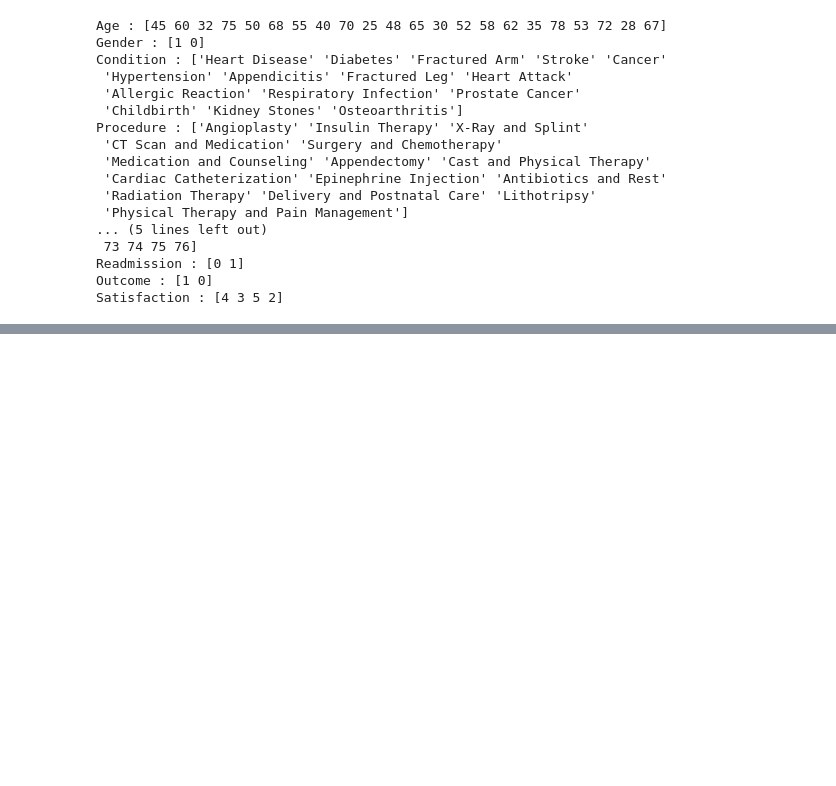
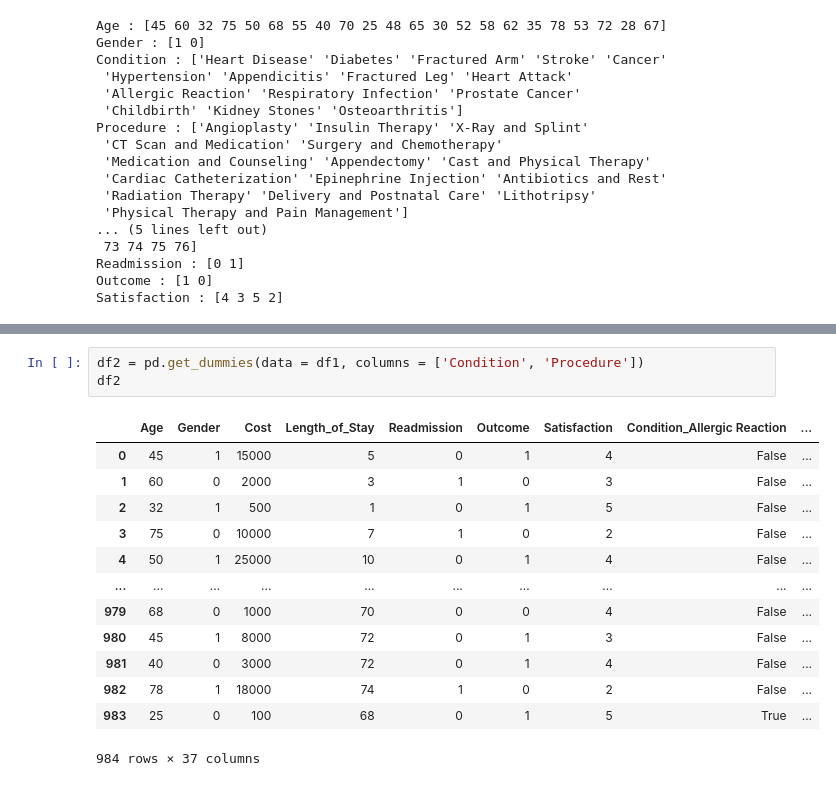
Before and after one commit to Sanket1281/AI-IN-HEALTHCARE, a Jupyter notebook: Case_Study - 1 [ Predicting Disease Outcomes from Patient Data ]/Code/Code.ipynb, the cells around one changed output, grey strips where cells are left out. Saved outputs shown, nothing was run; the diff lists cells and outputs as text; blank space fills up the shorter version.

Commit message:
Data conversion

```diff
--- a/Case_Study - 1 [ Predicting Disease Outcomes from Patient Data ]/Code/Code.ipynb
+++ b/Case_Study - 1 [ Predicting Disease Outcomes from Patient Data ]/Code/Code.ipynb
@@ -218,0 +232,17 @@ Satisfaction : [4 3 5 2]
+# %%
+df2 = pd.get_dummies(data = df1, columns = ['Condition', 'Procedure'])
+df2
+# %% [output]
+|  | Age | Gender | Cost | Length_of_Stay | Readmission | Outcome | Satisfaction | Condition_Allergic Reaction | ... |
+| 0 | 45 | 1 | 15000 | 5 | 0 | 1 | 4 | False | ... |
+| 1 | 60 | 0 | 2000 | 3 | 1 | 0 | 3 | False | ... |
+| 2 | 32 | 1 | 500 | 1 | 0 | 1 | 5 | False | ... |
+| 3 | 75 | 0 | 10000 | 7 | 1 | 0 | 2 | False | ... |
+| 4 | 50 | 1 | 25000 | 10 | 0 | 1 | 4 | False | ... |
+| ... | ... | ... | ... | ... | ... | ... | ... | ... | ... |
+| 979 | 68 | 0 | 1000 | 70 | 0 | 0 | 4 | False | ... |
+| 980 | 45 | 1 | 8000 | 72 | 0 | 1 | 3 | False | ... |
+| 981 | 40 | 0 | 3000 | 72 | 0 | 1 | 4 | False | ... |
+| 982 | 78 | 1 | 18000 | 74 | 1 | 0 | 2 | False | ... |
+| 983 | 25 | 0 | 100 | 68 | 0 | 1 | 5 | True | ... |
+984 rows × 37 columns
```
Also changed, not shown: parts of 3 cells of this notebook.
